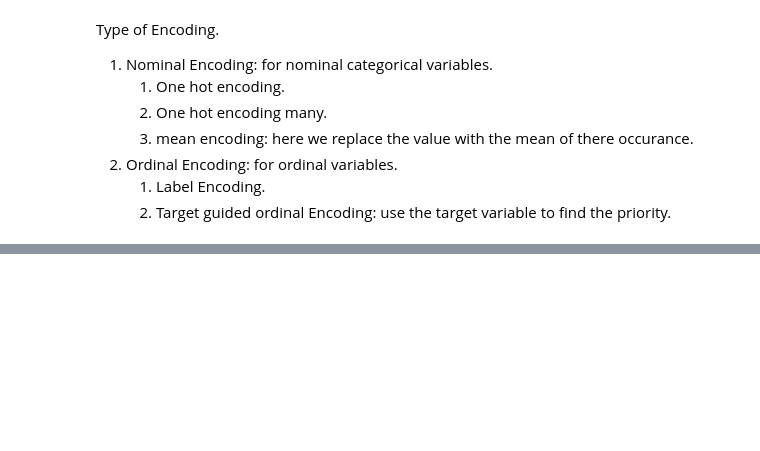
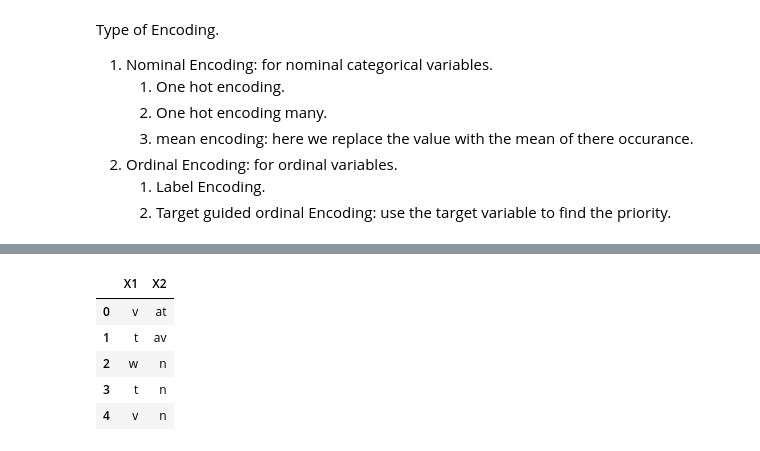
Before and after one commit to PankajR1998/Feature-Engineering, a Jupyter notebook: Feature_Engineering.ipynb, the cells around one changed output, grey strips where cells are left out. Drawn from its saved outputs; the diff is of its cells as text; code cells hidden in the pictures; blank space fills up the shorter version.

```diff
--- a/Feature_Engineering.ipynb
+++ b/Feature_Engineering.ipynb
@@ -145,0 +177,10 @@ Type of Encoding.
+# %%
+df = pd.read_csv('train.csv', usecols=['X1','X2'])
+df.head()
+# %% [output]
+|  | X1 | X2 |
+| 0 | v | at |
+| 1 | t | av |
+| 2 | w | n |
+| 3 | t | n |
+| 4 | v | n |
```
Also changed, not shown: parts of 22 cells of this notebook, 1 other file.
